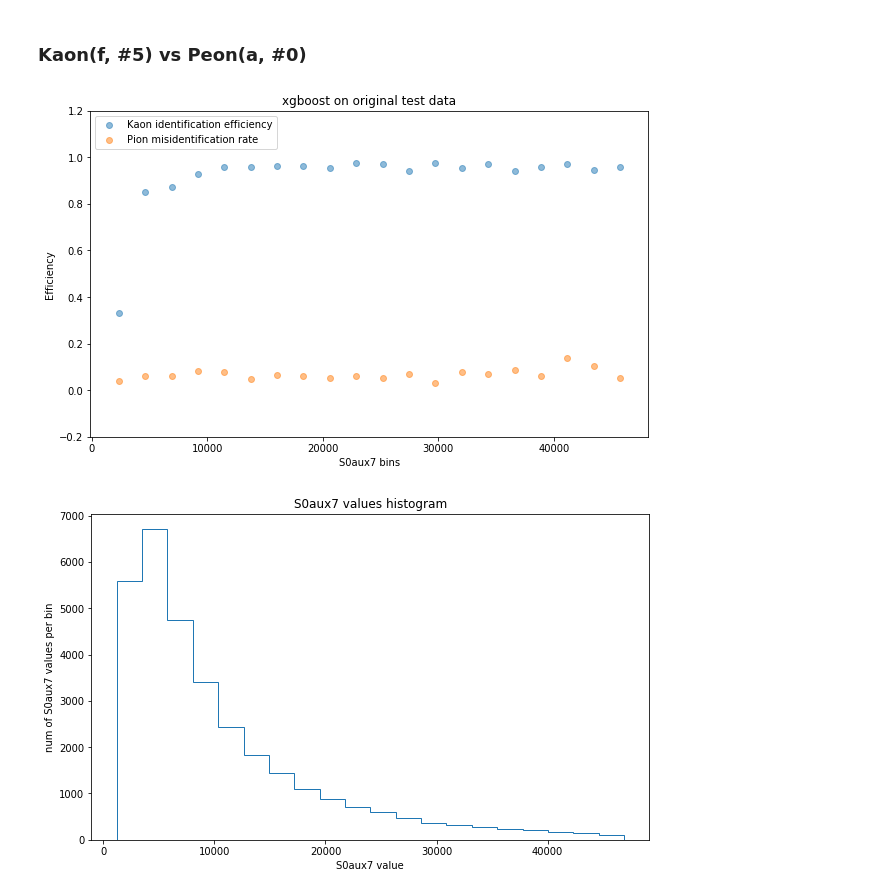
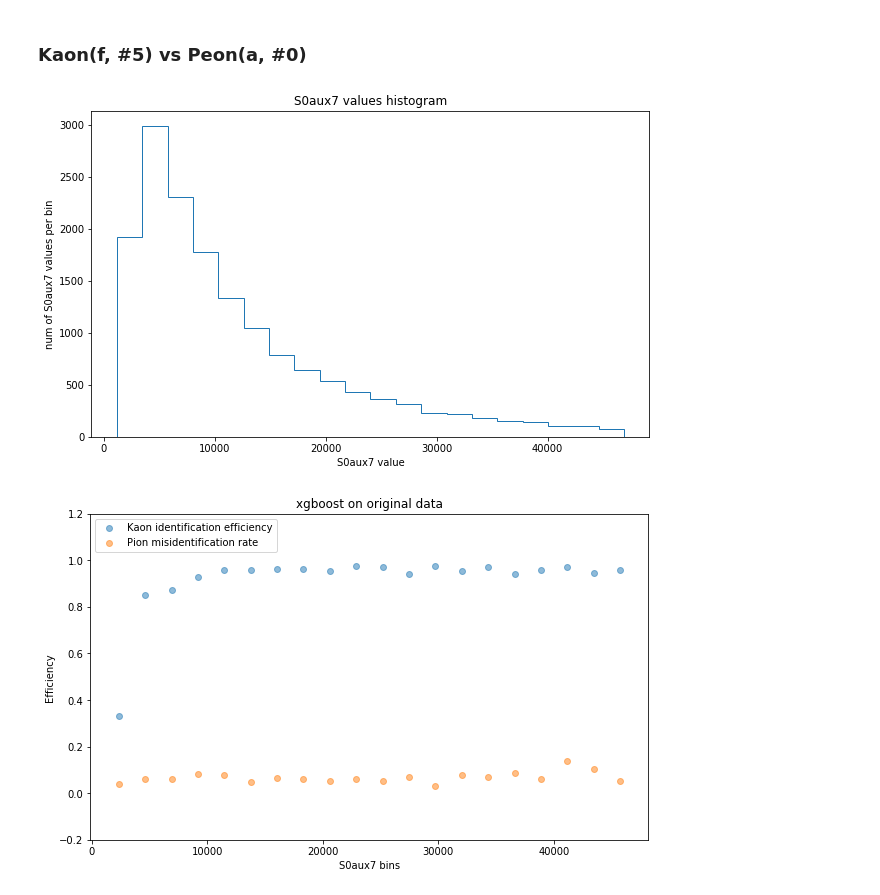
Before and after one commit to weissercn/LHCb_PID_Compression, a Jupyter notebook: exp_old-v2/XGB-each-pid.ipynb, the cells around one changed output. Cells and saved outputs as stored; diff of their text form; code cells hidden in the pictures.

Commit message:
efficiency plots

```diff
--- a/exp_old-v2/XGB-each-pid.ipynb
+++ b/exp_old-v2/XGB-each-pid.ipynb
@@ -179,8 +179,8 @@ def plot(x, ys, legends, aux='S0aux7', title='', alpha=0.5):
     plt.legend(loc="upper left")
     plt.title(title)
 # %%
-def plot_efficiency_and_hist(data, clf, feature, clf_threshold, max_feature_value):
-    pred, true, aux = get_sorted_ans(clf, data, 5, 0, aux=feature)
+def plot_efficiency(data, clf, feature_name, clf_threshold, max_feature_value, title=""):
+    pred, true, aux = get_sorted_ans(clf, data, 5, 0, aux=feature_name)
 
     last_index = -1
     for i in range(len(aux)):
@@ -191,17 +191,29 @@ def plot_efficiency_and_hist(data, clf, feature, clf_threshold, max_feature_valu
     x, tpr, fpr = get_plot_data(pred[:last_index], true[:last_index], aux[:last_index], thres=0.5)
     plot(x, [tpr, fpr],
          legends=["Kaon identification efficiency", "Pion misidentification rate"],
-         aux=feature, title="xgboost on original test data")
+         aux=feature_name, title=title)
+
+    plt.show()
+
+def plot_hist(data, feature_name, max_feature_value, bins=20):
+
+    indices = []
+    for i in range(len(data)):
+        if data[i] < max_feature_value:
+            indices.append(i)
 
     plt.figure(figsize=(10, 6))
-    plt.xlabel('{} value'.format(feature))
-    plt.ylabel('num of {} values per bin'.format(feature))
-    plt.hist(aux[:-1000], bins=20, histtype='step')
-    plt.title('{} values histogram'.format(feature))
+    plt.xlabel('{} value'.format(feature_name))
+    plt.ylabel('num of {} values per bin'.format(feature_name))
+    plt.hist(data[indices], bins=bins, histtype='step')
+    plt.title('{} values histogram'.format(feature_name))
     plt.show()
+# %%
+plot_hist(xgb_test[pid]['S0aux7'], 'S0aux7', 46885, bins=20)
+# %% [output]
+[figure, added]
 # %%
-plot_efficiency_and_hist(xgb_test, clf, 'S0aux7', 0.5, 46885)
+plot_efficiency(xgb_test, clf, 'S0aux7', 0.5, 46885, title="xgboost on original data")
 # %% [output]
-[figure, old version]
+[figure, new version]
-[figure, removed]
 # %%
```
Also changed, not shown: parts of 2 cells of this notebook.
